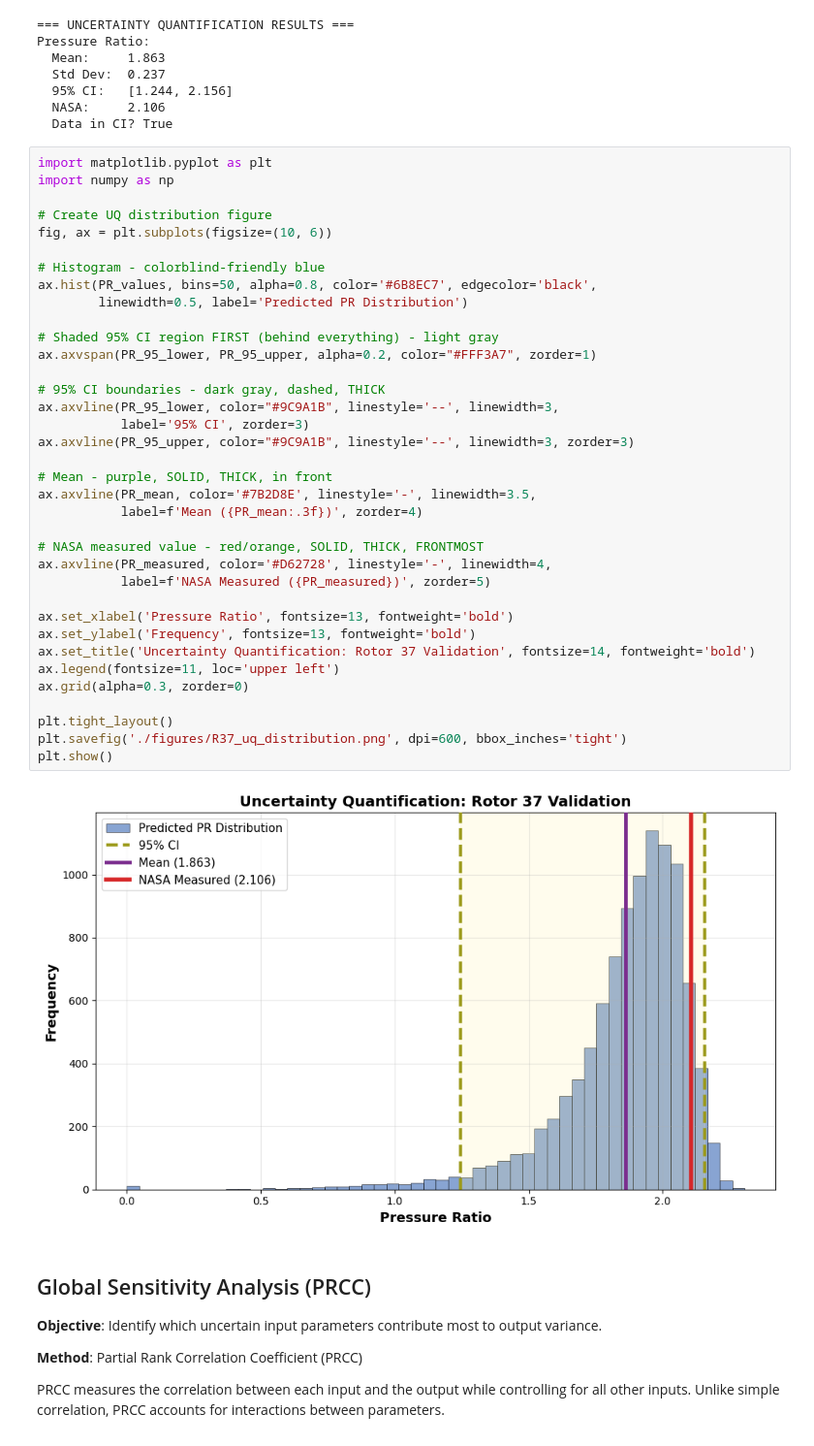
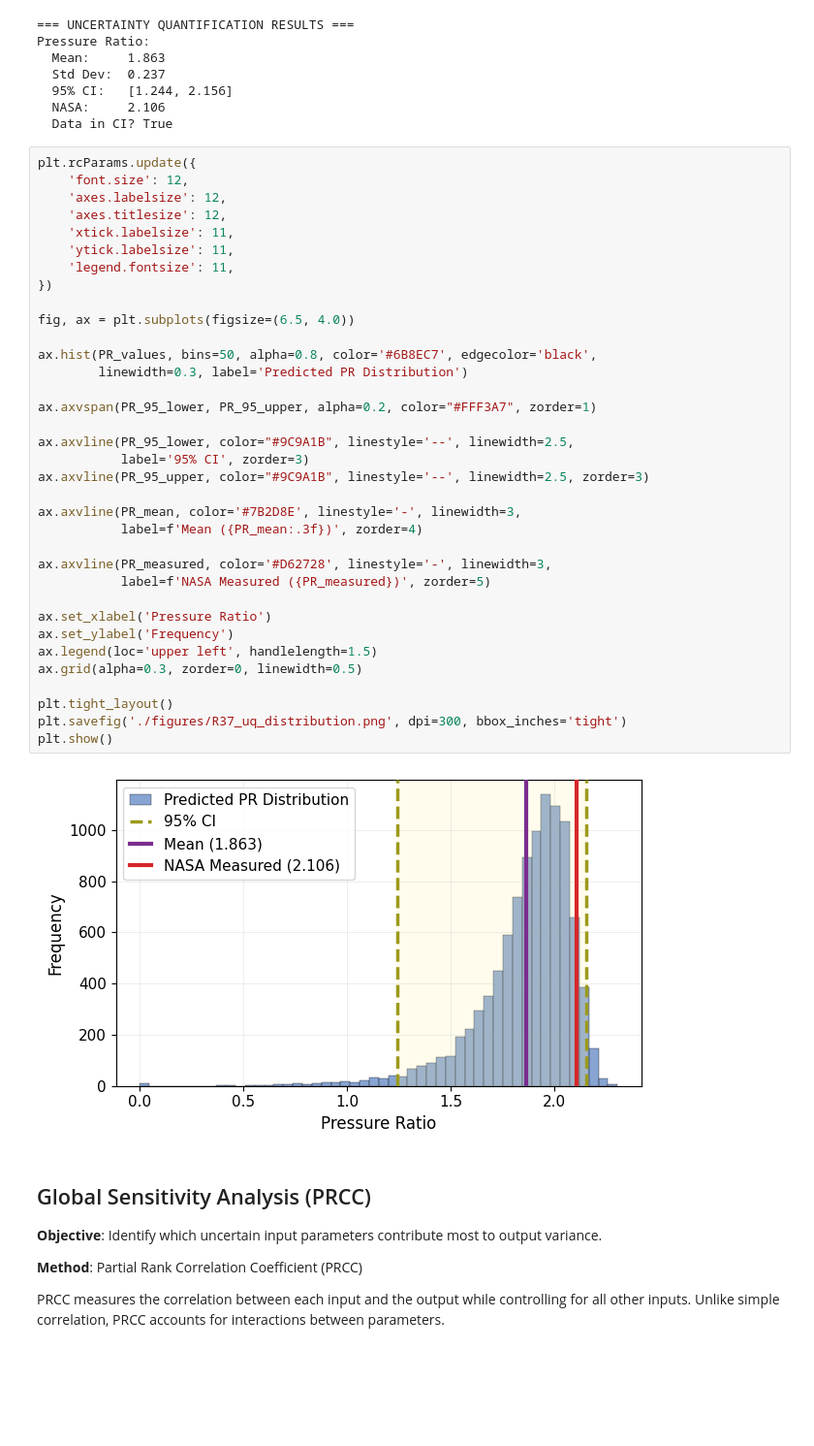
Before and after one commit to sean-h-wang/axialfans, a Jupyter notebook: notebooks/rotor37_validation.ipynb, the cells around one changed output. Shown at 97% size. Drawn from its saved outputs; the diff is of its cells as text; blank space fills up the shorter version.

```diff
--- a/notebooks/rotor37_validation.ipynb
+++ b/notebooks/rotor37_validation.ipynb
@@ -447,43 +447,42 @@ Pressure Ratio:
   NASA:     2.106
   Data in CI? True
 # %%
-import matplotlib.pyplot as plt
-import numpy as np
+plt.rcParams.update({
+    'font.size': 12,
+    'axes.labelsize': 12,
+    'axes.titlesize': 12,
+    'xtick.labelsize': 11,
+    'ytick.labelsize': 11,
+    'legend.fontsize': 11,
+})
 
-# Create UQ distribution figure
-fig, ax = plt.subplots(figsize=(10, 6))
+fig, ax = plt.subplots(figsize=(6.5, 4.0))
 
-# Histogram - colorblind-friendly blue
 ax.hist(PR_values, bins=50, alpha=0.8, color='#6B8EC7', edgecolor='black',
-        linewidth=0.5, label='Predicted PR Distribution')
+        linewidth=0.3, label='Predicted PR Distribution')
 
-# Shaded 95% CI region FIRST (behind everything) - light gray
 ax.axvspan(PR_95_lower, PR_95_upper, alpha=0.2, color="#FFF3A7", zorder=1)
 
-# 95% CI boundaries - dark gray, dashed, THICK
-ax.axvline(PR_95_lower, color="#9C9A1B", linestyle='--', linewidth=3,
+ax.axvline(PR_95_lower, color="#9C9A1B", linestyle='--', linewidth=2.5,
            label='95% CI', zorder=3)
-ax.axvline(PR_95_upper, color="#9C9A1B", linestyle='--', linewidth=3, zorder=3)
+ax.axvline(PR_95_upper, color="#9C9A1B", linestyle='--', linewidth=2.5, zorder=3)
 
-# Mean - purple, SOLID, THICK, in front
-ax.axvline(PR_mean, color='#7B2D8E', linestyle='-', linewidth=3.5,
+ax.axvline(PR_mean, color='#7B2D8E', linestyle='-', linewidth=3,
            label=f'Mean ({PR_mean:.3f})', zorder=4)
 
-# NASA measured value - red/orange, SOLID, THICK, FRONTMOST
-ax.axvline(PR_measured, color='#D62728', linestyle='-', linewidth=4,
+ax.axvline(PR_measured, color='#D62728', linestyle='-', linewidth=3,
            label=f'NASA Measured ({PR_measured})', zorder=5)
 
-ax.set_xlabel('Pressure Ratio', fontsize=13, fontweight='bold')
-ax.set_ylabel('Frequency', fontsize=13, fontweight='bold')
-ax.set_title('Uncertainty Quantification: Rotor 37 Validation', fontsize=14, fontweight='bold')
-ax.legend(fontsize=11, loc='upper left')
-ax.grid(alpha=0.3, zorder=0)
+ax.set_xlabel('Pressure Ratio')
+ax.set_ylabel('Frequency')
+ax.legend(loc='upper left', handlelength=1.5)
+ax.grid(alpha=0.3, zorder=0, linewidth=0.5)
 
 plt.tight_layout()
-plt.savefig('./figures/R37_uq_distribution.png', dpi=600, bbox_inches='tight')
+plt.savefig('./figures/R37_uq_distribution.png', dpi=300, bbox_inches='tight')
 plt.show()
 # %% [output]
-[figure, old version]
+[figure, new version]
 # %% [markdown]
 ## Global Sensitivity Analysis (PRCC)
 
```
Also changed, not shown: parts of 2 cells of this notebook, 5 other files.
